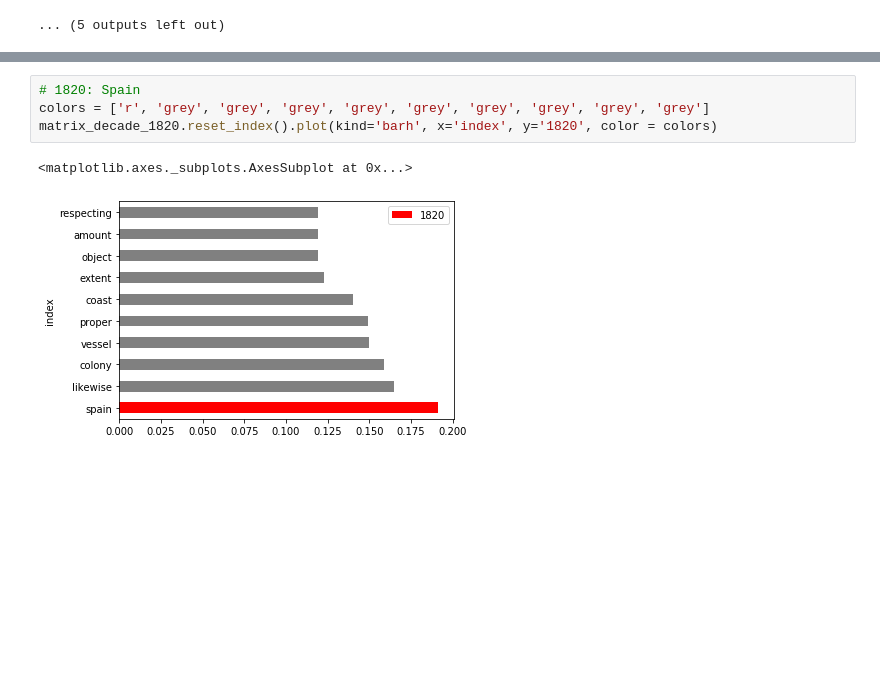
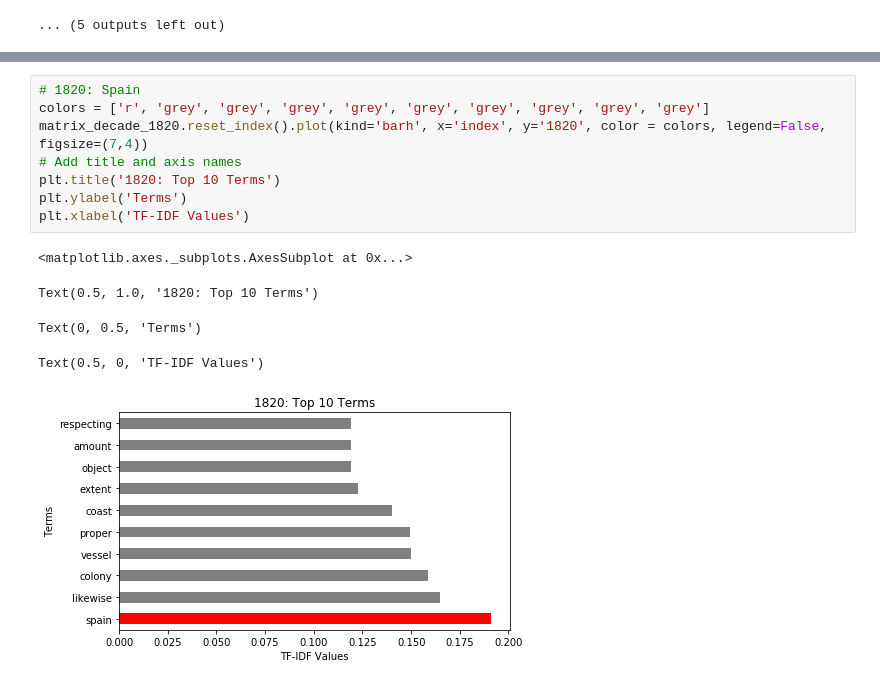
Before and after one commit to ksenluu/NU_453_NLP, a Jupyter notebook: A.3 Final Report - SOTU.ipynb, the cells around one changed output, grey strips where cells are left out. Cells and saved outputs as stored; diff of their text form; blank space fills up the shorter version.

```diff
--- a/A.3 Final Report - SOTU.ipynb
+++ b/A.3 Final Report - SOTU.ipynb
@@ -1515,10 +1536,17 @@ matrix_decade_1810.reset_index().plot(kind='barh', x='index', y='1810', color =
 # %%
 # 1820: Spain
 colors = ['r', 'grey', 'grey', 'grey', 'grey', 'grey', 'grey', 'grey', 'grey', 'grey']
-matrix_decade_1820.reset_index().plot(kind='barh', x='index', y='1820', color = colors)
+matrix_decade_1820.reset_index().plot(kind='barh', x='index', y='1820', color = colors, legend=False, figsize=(7,4))
+# Add title and axis names
+plt.title('1820: Top 10 Terms')
+plt.ylabel('Terms')
+plt.xlabel('TF-IDF Values')
 # %% [output]
 <matplotlib.axes._subplots.AxesSubplot at 0x...>
+Text(0.5, 1.0, '1820: Top 10 Terms')
+Text(0, 0.5, 'Terms')
+Text(0.5, 0, 'TF-IDF Values')
-[figure, old version]
+[figure, new version]
 # %%
 # 1880: Chile
 colors = ['grey', 'grey', 'r', 'grey', 'grey', 'grey', 'grey', 'grey', 'grey', 'grey']
```
Also changed, not shown: parts of 14 cells of this notebook.
